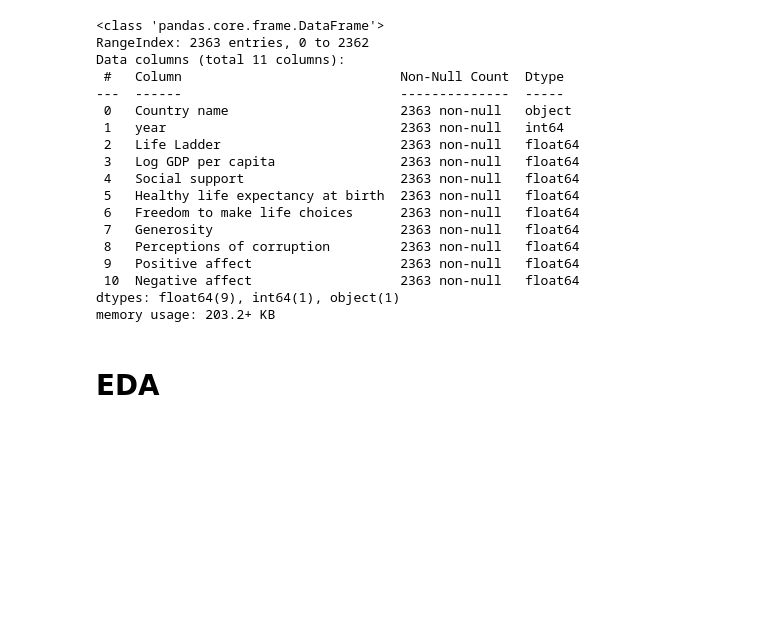
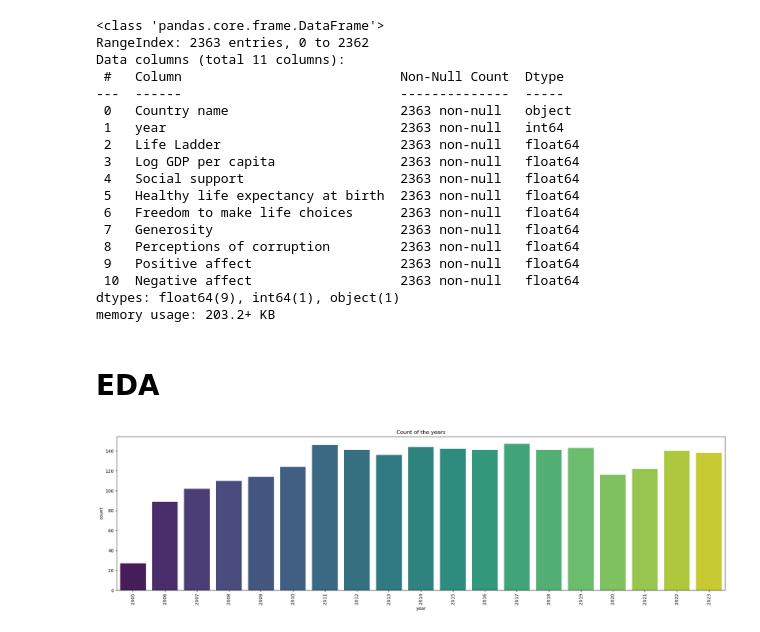
Before and after one commit to Aman-Baruwal/World_Happines_Report-2024, a Jupyter notebook: Happiness_Analysis.ipynb, the cells around one changed output. Drawn from its saved outputs; the diff is of its cells as text; code cells hidden in the pictures; blank space fills up the shorter version.

```diff
--- a/Happiness_Analysis.ipynb
+++ b/Happiness_Analysis.ipynb
@@ -132,3 +132,11 @@ memory usage: 203.2+ KB
 df.to_csv('Happiness_cleaned_data.csv')
 # %% [markdown]
 # EDA
+# %%
+plt.figure(figsize=(20,6))
+sns.countplot(x = "year", data =df , palette='viridis').set_title("Count of the years")
+plt.xticks(rotation = 90)
+plt.tight_layout()
+plt.show()
+# %% [output]
+[figure, added]
```
Also changed, not shown: parts of 1 cell of this notebook.
